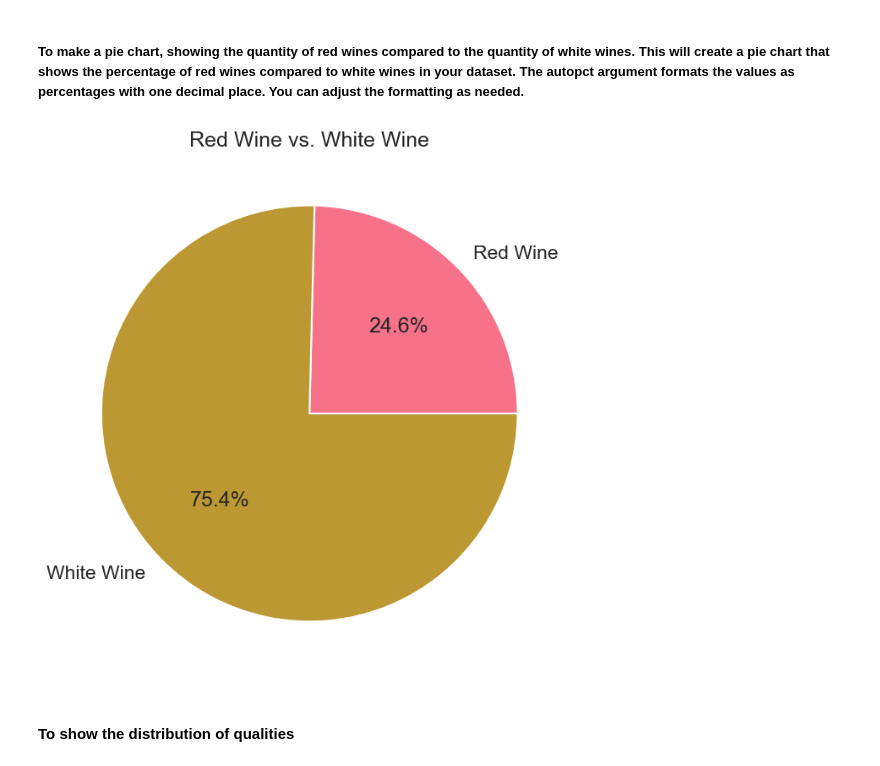
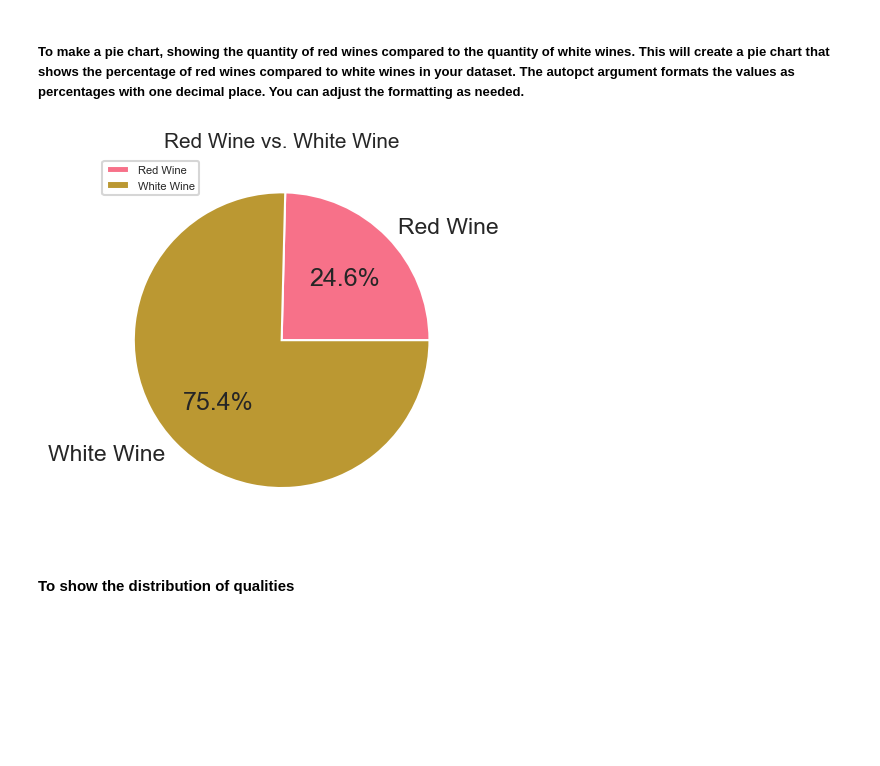
Before and after one commit to sfdatade/blueberry_winerys_project, a Jupyter notebook: BlueBerry_Winery_Project.ipynb, the cells around one changed output. Drawn from its saved outputs; the diff is of its cells as text; code cells hidden in the pictures; blank space fills up the shorter version.

```diff
--- a/BlueBerry_Winery_Project.ipynb
+++ b/BlueBerry_Winery_Project.ipynb
@@ -369,10 +391,18 @@ labels = ['Red Wine', 'White Wine']
 # %%
 # create the pie chart
 plt.pie(values, labels=labels, autopct='%1.1f%%')
-plt.title('Red Wine vs. White Wine')
+plt.title('Red Wine vs. White Wine',fontsize=15)
+
+# Define the colors for the pie chart
+colors = ['#FF4136', '#3D9970']
+
+# Set the label font size
+plt.legend(labels, loc="best", fontsize=8)
+
+
 plt.show()
 # %% [output]
-[figure, old version]
+[figure, new version]
 # %% [markdown]
 #### To show the distribution of qualities
 # %%
```
Also changed, not shown: parts of 20 cells of this notebook.
